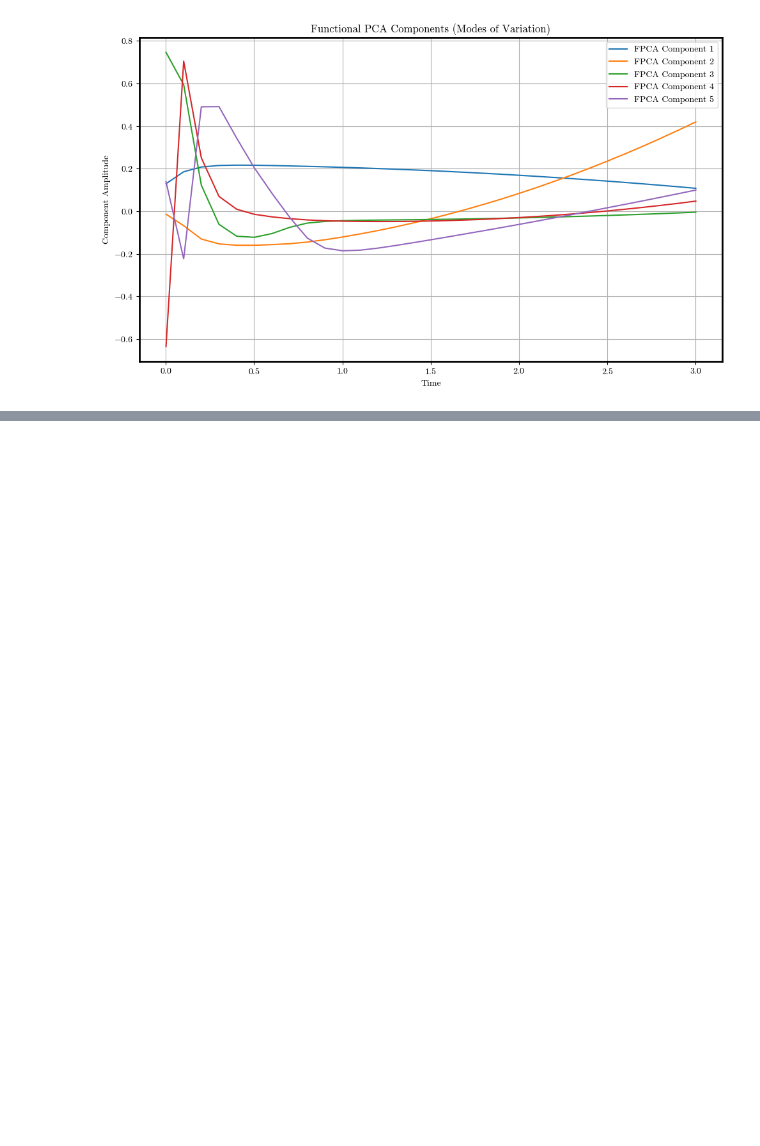
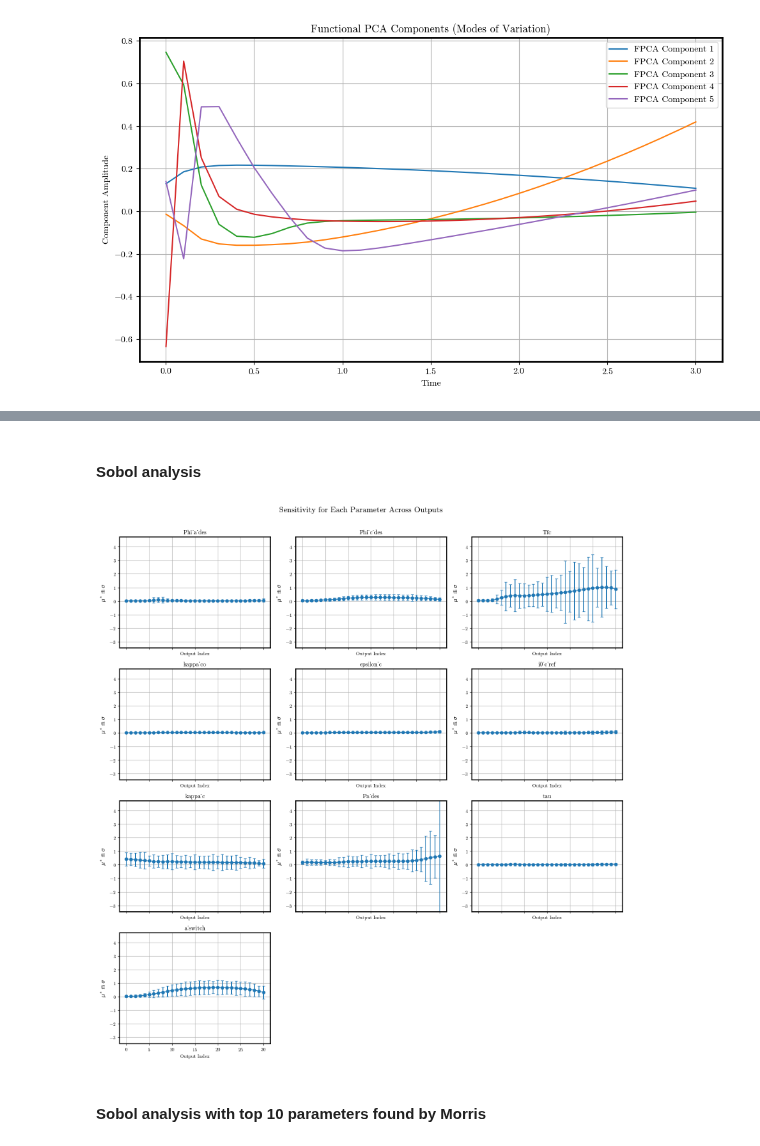
Before and after one commit to DejvisT/Sensitivity-Analysis-and-Surrogate-Modeling-of-PEM-Fuel-Cells, a Jupyter notebook: notebooks/02_sensitivity_analysis.ipynb, the cells around one changed output, grey strips where cells are left out. Saved outputs shown, nothing was run; the diff lists cells and outputs as text; code cells hidden in the pictures; blank space fills up the shorter version.

Commit message:
Adding sobol method

```diff
--- a/notebooks/02_sensitivity_analysis.ipynb
+++ b/notebooks/02_sensitivity_analysis.ipynb
@@ -283,0 +277,2 @@ plot_morris_results(morris_all)
+# %% [markdown]
+#### Sobol analysis
@@ -283,0 +295,7 @@ plot_morris_results(morris_all)
+# %%
+saved_data_file = True
+save_filepath = "../data/raw/sobol_1_seed42.pkl"
+if saved_data_file:
+    data = pd.read_pickle(save_filepath)
+else:
+    data = get_polarisation_curve_samples(sampled_parameters=df.to_dict(orient='records'), fixed_parameters=build_fixed_parameters(), save_path=save_filepath, save_every=10)
@@ -283,0 +340,59 @@ plot_morris_results(morris_all)
+# %%
+import matplotlib.pyplot as plt
+import numpy as np
+
+import matplotlib.pyplot as plt
+import numpy as np
+
+def plot_sobol_grid(morris_all, params, n_cols=3, same_axis=True):
+    """
+    Plot a grid of subplots showing sensitivity (mu_star ± sigma) for each parameter across outputs.
+
+    Parameters:
+    - morris_all: list of dicts with keys 'mu_star', 'sigma' (output of Morris analysis for each output index)
+    - params: list of parameter names
+    - n_cols: number of columns in subplot grid (default is 3)
+    - same_axis: bool, if True all subplots share the same y-axis limits
+    """
+    n_params = len(params)
+    n_outputs = len(morris_all)
+    n_rows = int(np.ceil(n_params / n_cols))
+
+    # Precompute mu_star ± sigma arrays
+    all_mu_star = np.array([out['ST'] for out in morris_all])  # shape: (n_outputs, n_params)
+    all_sigma = np.array([out['ST_conf'] for out in morris_all])      # shape: (n_outputs, n_params)
+
+    # Determine global y-axis limits if needed
+    if same_axis:
+        y_min = np.min(all_mu_star - all_sigma)
+        y_max = np.max(all_mu_star + all_sigma)
+
+    fig, axes = plt.subplots(n_rows, n_cols, figsize=(15, 4 * n_rows), sharex=True)
+
+    for i in range(n_params):
+        ax = axes.flat[i]
+        mu_star_vals = [out['ST'][i] for out in morris_all]
+        sigma_vals = [out['ST_conf'][i] for out in morris_all]
+
+        ax.errorbar(range(n_outputs), mu_star_vals, yerr=sigma_vals, fmt='-o', capsize=3)
+        ax.set_title(params[i])
+        ax.set_xlabel("Output Index")
+        ax.set_ylabel(r"$\mu^*$ ± $\sigma$")
+        ax.grid(True)
+
+        if same_axis:
+            ax.set_ylim(y_min, y_max)
+
+    # Remove unused axes
+    for j in range(n_params, n_rows * n_cols):
+        fig.delaxes(axes.flat[j])
+
+    fig.suptitle("Sensitivity for Each Parameter Across Outputs", fontsize=16)
+    fig.tight_layout(rect=[0, 0, 1, 0.97])
+    plt.show()
+
+plot_sobol_grid(sobol_all, params=problem['names'], n_cols=3, same_axis=True)
+# %% [output]
+[figure, added]
+# %% [markdown]
+#### Sobol analysis with top 10 parameters found by Morris
```
Also changed, not shown: parts of 13 cells of this notebook, 3 other files.
